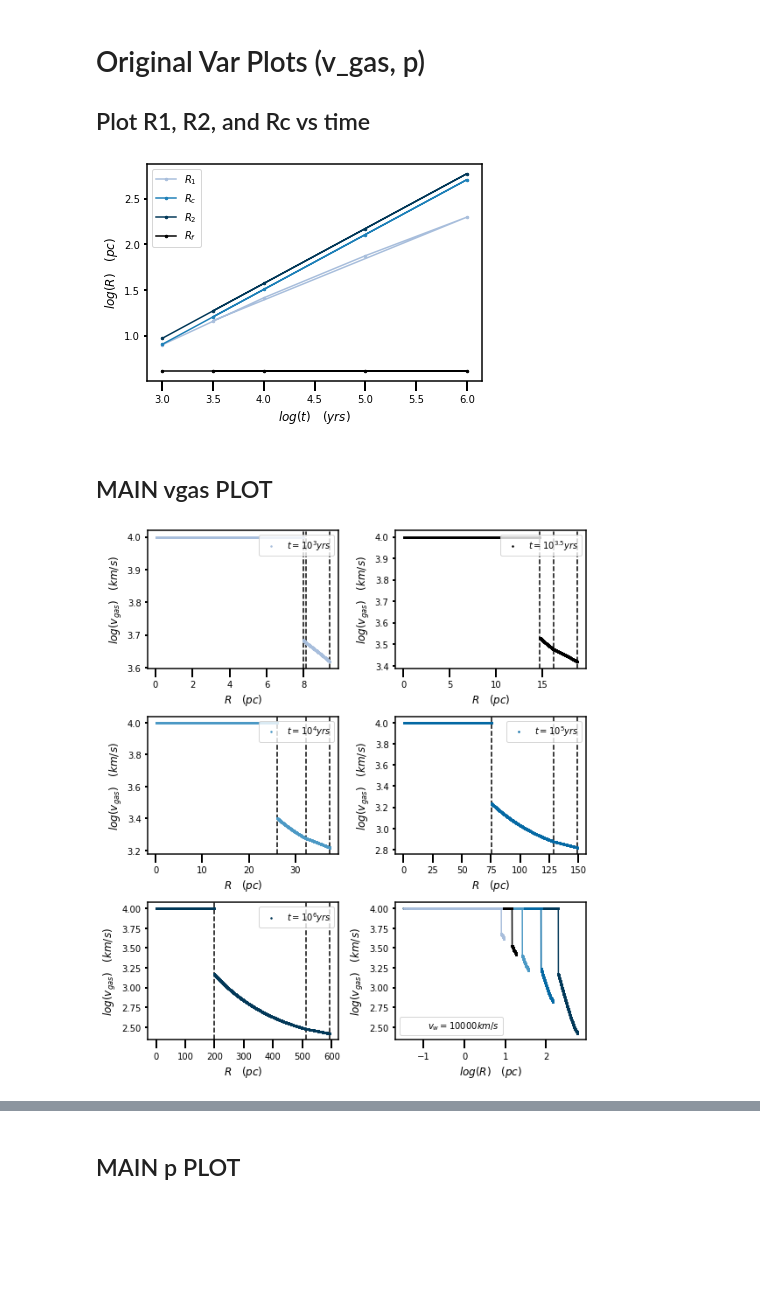
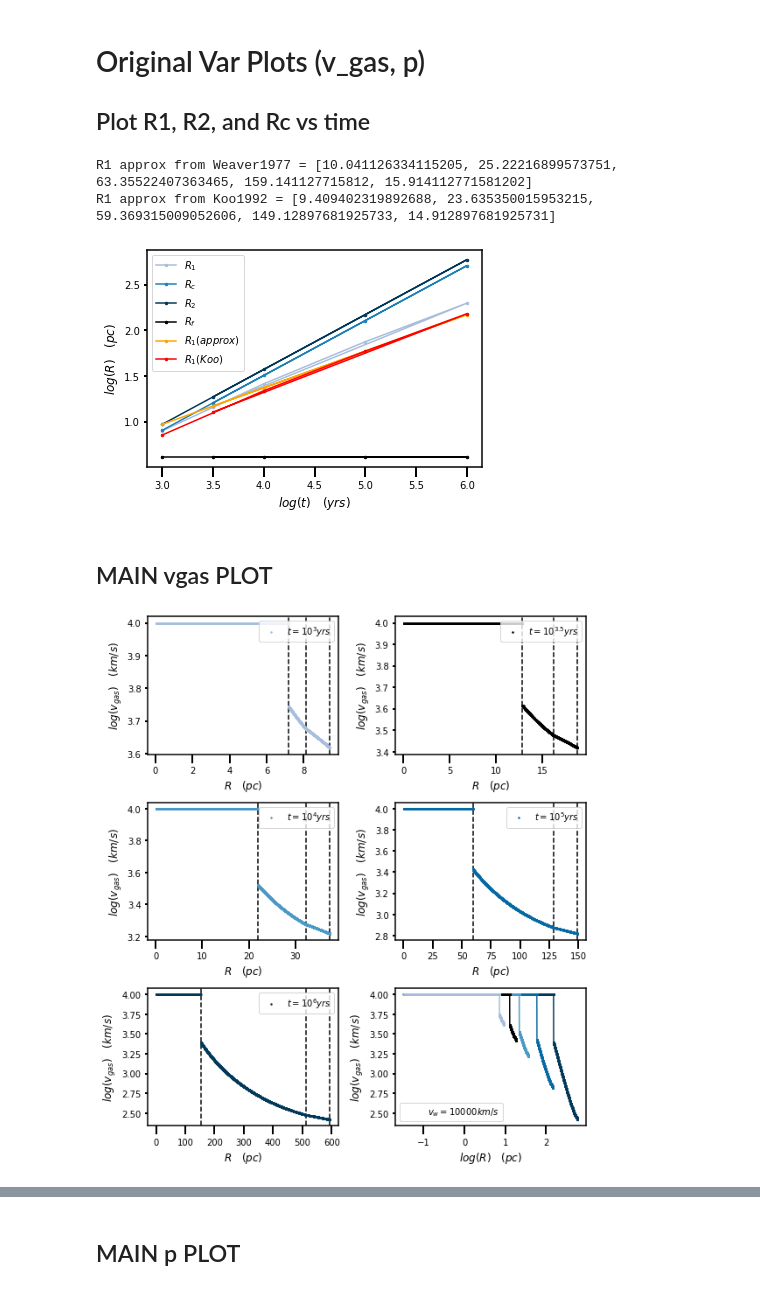
Before and after one commit to cjmulholl/Vary_InitalParam, a Jupyter notebook: ShockedISM_ParamTests-Koo1992.ipynb, the cells around one changed output, grey strips where cells are left out. Drawn from its saved outputs; the diff is of its cells as text; code cells hidden in the pictures; blank space fills up the shorter version.

```diff
--- a/ShockedISM_ParamTests.ipynb
+++ b/ShockedISM_ParamTests-Koo1992.ipynb
@@ -78,7 +78,9 @@ dR2_dt1=[]
 vg_t1 = {}; r_t1 = {}; p_t1 = {}
 N_t=[]
 
-Rf_t1=[]
+R1_approx1=[]; R1_approx2=[]
+Rf_t1=[]; R1_Koo_t1=[]
+R1_quart=[]
 Rc_ind1_t=[]
 
 vg1_R1=[None]*5;vg1_Rc=[None]*5;vg1_R2=[None]*5
@@ -110,7 +112,11 @@ for i in range(5):
 
     Rc_t1.append(0.86*R2_t1[i])
 
+    R1_approx1.append(((44.0/25.0)**0.5)*((16.0/15.0)**0.75)*((Rc_t1[i]**1.5)/((vin*t1[i])**0.5)))
+    R1_approx2.append(0.92*((L_in/(rho_0*(vin**(5.0/3.0))))**(3.0/10.0))*(t1[i]**(2.0/5.0)))
+
     Rf_t1.append((L_in/(2.0*np.pi*rho_0*(vin**3.0)))**0.5)
+    R1_Koo_t1.append((0.91*R2_t1[i])/((1.0+(0.3*(R2_t1[i]/Rf_t1[i])))**(1.0/3.0)))
 
     #Define equal width radius bins
     num= 10001
@@ -124,7 +130,7 @@ for i in range(5):
     #Calculate vgas and density in different regions of shock bubble
     #---Values at boundary calculated in last bin before moving to next region
     for r in radius1:
-        if r<R1_t1[i]:
+        if r<R1_Koo_t1[i]:
             vg= vin
             p= M_out/(4.0*np.pi*(r**2.0)*vg)
             vg1_r.append(vg)
@@ -133,7 +139,7 @@ for i in range(5):
             vg1_R1[i] = (vin/4.0)/(10.0**5.0)
             p1_R1[i] = (M_out/(np.pi*(r**2.0)*vin))/(scipy.constants.m_p*1000.0)
 
-        elif R1_t1[i]<r<Rc_t1[i]:
+        elif R1_Koo_t1[i]<r<Rc_t1[i]:
             vg= (11.0/25.0)*((Rc_t1[i]**3.0)/((r**2.0)*t1[i]))+(4.0/25.0)*(r/t1[i])
             p= 0.628*(((M_out**2.0)*(rho_0**3.0)*(vin**-6.0))**0.2)*(t1[i]**-0.8)*((1-((r**3.0)/(Rc_t1[i]**3.0)))**(-8.0/33.0))
             vg1_r.append(vg)
@@ -168,12 +174,19 @@ for i in range(5):
     #Convert units
     t1[i]=t1[i]/(3.154*(10.0**7.0)) #convert from s to yrs
     R1_t1[i]= R1_t1[i]/(3.086*(10.0**18)); Rc_t1[i]= Rc_t1[i]/(3.086*(10.0**18)); R2_t1[i]= R2_t1[i]/(3.086*(10.0**18)) #convert from cm to pc
-    Rf_t1[i]= Rf_t1[i]/(3.086*(10.0**18))
+    R1_approx1[i]= R1_approx1[i]/(3.086*(10.0**18));R1_approx2[i]= R1_approx2[i]/(3.086*(10.0**18))
+    Rf_t1[i]= Rf_t1[i]/(3.086*(10.0**18)); R1_Koo_t1[i]= R1_Koo_t1[i]/(3.086*(10.0**18))
 
     for j in range(0,len(radius1)):
         radius1[j]= radius1[j]/(3.086*(10.0**18)) #convert from cm to pc
         vg1_r[j]=vg1_r[j]/(10.0**5.0) #convert from cm/s to km/s
         p1_r[j]=p1_r[j]/(scipy.constants.m_p*1000.0)  #!!!CONVERT FROM G/CM^3 BACK TO CM^-3??? --> yes
+
+
+    for k in range(0,len(radius1)-1):
+        if vg1_r[k]<=(0.25*vin) and vg1_r[k+1]>(0.25*vin):
+            print('found val')
+            R1_quart.append(radius1[k])
 
     #Add list for time epoch to dictionary where key is i+1
     #--- t=10^2yrs --> 1, ..., t=10^6yrs --> 4
@@ -181,5 +194,6 @@ for i in range(5):
     vg_t1[i+1] = vg1_r
     p_t1[i+1] = p1_r
 
-print(Rf_t1)
+print(R1_Koo_t1)
+print(R1_quart)
 # %% [output]
@@ -193,6 +208,7 @@ dR2_dt2=[]
 vg_t2={};r_t2={};p_t2={}
 N_t2={}
 
+Rf_t2=[]; R1_Koo_t2=[]
 Rc_ind2_t=[]
 
 vg2_R1=[None]*5;vg2_Rc=[None]*5;vg2_R2=[None]*5
@@ -221,6 +237,9 @@ for i in range(5):
 
     Rc_t2.append(0.86*R2_t2[i])
 
+    Rf_t2.append((L_in/(2.0*np.pi*rho_0*(vin**3.0)))**0.5)
+    R1_Koo_t2.append((0.91*R2_t2[i])/((1.0+(0.3*(R2_t2[i]/Rf_t2[i])))**(1.0/3.0)))
+
     #Define equal width radius bins
     num= 10001
     radius2 = np.linspace(10.0**(17.0),(R2_t2[i]*1.2),num) #cm, was 10^-1 pc < R < 10^4 pc
@@ -233,7 +252,7 @@ for i in range(5):
     #Calculate vgas and density in different regions of shock bubble
     #---Values at boundary calculated in last bin before moving to next region
     for r in radius2:
-        if r<R1_t2[i]:
+        if r<R1_Koo_t2[i]:
             vg= vin
             p= M_out/(4.0*np.pi*(r**2.0)*vg)
             vg2_r.append(vg)
@@ -242,7 +261,7 @@ for i in range(5):
             vg1_R2[i] = (vin/4.0)/(10.0**5.0)
             p1_R2[i] = (M_out/(np.pi*(r**2.0)*vin))/(scipy.constants.m_p*1000.0)
 
-        elif R1_t2[i]<r<Rc_t2[i]:
+        elif R1_Koo_t2[i]<r<Rc_t2[i]:
             vg= (11.0/25.0)*((Rc_t2[i]**3.0)/((r**2.0)*t2[i]))+(4.0/25.0)*(r/t2[i])
             p= 0.628*(((M_out**2.0)*(rho_0**3.0)*(vin**-6.0))**0.2)*(t2[i]**-0.8)*((1-((r**3.0)/(Rc_t2[i]**3.0)))**(-8.0/33.0))
             vg2_r.append(vg)
@@ -277,6 +296,8 @@ for i in range(5):
     #Convert units
     t2[i]=t2[i]/(3.154*(10.0**7.0)) #convert from s to yrs
     R1_t2[i]= R1_t2[i]/(3.086*(10.0**18)); Rc_t2[i]= Rc_t2[i]/(3.086*(10.0**18)); R2_t2[i]= R2_t2[i]/(3.086*(10.0**18)) #convert from cm to pc
+    Rf_t2[i]= Rf_t2[i]/(3.086*(10.0**18)); R1_Koo_t2[i]= R1_Koo_t2[i]/(3.086*(10.0**18))
+
 
     for j in range(0,len(radius2)):
         radius2[j]= radius2[j]/(3.086*(10.0**18)) #convert from cm to pc
@@ -489,19 +510,26 @@ print(N1_dm[1][1])
 
 ## Plot R1, R2, and Rc vs time
 # %%
+print('R1 approx from Weaver1977 = '+str(R1_approx1))
+print('R1 approx from Koo1992 = '+str(R1_approx2))
+
 #---Plot R1, R2, snd Rc vs time
 plt.plot(np.log10(t1),np.log10(R1_t1),c=cmap.to_rgba(8),linestyle="-",marker='.',markersize=5,label=r'$R_1$')
 plt.plot(np.log10(t1),np.log10(Rc_t1),c=cmap.to_rgba(14),linestyle="-",marker='.',markersize=5,label=r'$R_c$')
 plt.plot(np.log10(t1),np.log10(R2_t1),c=cmap.to_rgba(20),linestyle="-",marker='.',markersize=5,label=r'$R_2$')
 plt.plot(np.log10(t1),np.log10(Rf_t1),c='black',linestyle="-",marker='.',markersize=5,label=r'$R_f$')
+plt.plot(np.log10(t1),np.log10(R1_approx2),c='orange',linestyle="-",marker='.',markersize=5,label=r'$R_1(approx)$')
+plt.plot(np.log10(t1),np.log10(R1_Koo_t1),c='red',linestyle="-",marker='.',markersize=5,label=r'$R_1(Koo)$')
 
 plt.legend(loc='upper left')
 plt.ylabel(r'$log(R) \quad (pc)$', fontsize=12)
 plt.xlabel(r'$log(t) \quad (yrs)$', fontsize=12)
 #plt.savefig('vw10000/ShockBubble_logrVSlogt_vw10000.png',bbox_inches='tight')
 plt.show()
 # %% [output]
+R1 approx from Weaver1977 = [10.041126334115205, 25.22216899573751, 63.35522407363465, 159.141127715812, 15.914112771581202]
+R1 approx from Koo1992 = [9.409402319892688, 23.635350015953215, 59.369315009052606, 149.12897681925733, 14.912897681925731]
-[figure, old version]
+[figure, new version]
 # %% [markdown]
 ## MAIN vgas PLOT
 # %%
@@ -509,7 +537,7 @@ plt.show()
 
 fig, axes = plt.subplots(nrows=3, ncols=2, figsize=(8, 9))
 #---t=10^3yr
-axes[0,0].axvline(x=R1_t1[0],color='black',linestyle="--")
+axes[0,0].axvline(x=R1_Koo_t1[0],color='black',linestyle="--")
 axes[0,0].axvline(x=Rc_t1[0],color='black',linestyle="--")
 axes[0,0].axvline(x=R2_t1[0],color='black',linestyle="--")
 axes[0,0].plot((r_t1[1]),np.log10(vg_t1[1]),c=cmap.to_rgba(8),linestyle="",marker='.',markersize=3,label=r'$t=10^{3} yrs$')
@@ -519,7 +547,7 @@ axes[0,0].set_ylabel(r'$log(v_{gas}) \quad (km/s)$', fontsize=12)
 axes[0,0].set_xlabel(r'$R \quad (pc)$', fontsize=12)
 axes[0,0].legend(loc='upper right')
 #---t=10^3.5yr
-axes[0,1].axvline(x=R1_t1[4],color='black',linestyle="--")
+axes[0,1].axvline(x=R1_Koo_t1[4],color='black',linestyle="--")
 axes[0,1].axvline(x=Rc_t1[4],color='black',linestyle="--")
 axes[0,1].axvline(x=R2_t1[4],color='black',linestyle="--")
 axes[0,1].plot((r_t1[5]),np.log10(vg_t1[5]),color='black',linestyle="",marker='.',markersize=3,label=r'$t=10^{3.5} yrs$')
@@ -529,7 +557,7 @@ axes[0,1].set_ylabel(r'$log(v_{gas}) \quad (km/s)$', fontsize=12)
 axes[0,1].set_xlabel(r'$R \quad (pc)$', fontsize=12)
 axes[0,1].legend(loc='upper right')
 #---t=10^4yr
-axes[1,0].axvline(x=R1_t1[1],color='black',linestyle="--")
+axes[1,0].axvline(x=R1_Koo_t1[1],color='black',linestyle="--")
 axes[1,0].axvline(x=Rc_t1[1],color='black',linestyle="--")
 axes[1,0].axvline(x=R2_t1[1],color='black',linestyle="--")
 axes[1,0].plot((r_t1[2]),np.log10(vg_t1[2]),c=cmap.to_rgba(12),linestyle="",marker='.',markersize=3,label=r'$t=10^{4} yrs$')
@@ -539,7 +567,7 @@ axes[1,0].set_ylabel(r'$log(v_{gas}) \quad (km/s)$', fontsize=12)
 axes[1,0].set_xlabel(r'$R \quad (pc)$', fontsize=12)
 axes[1,0].legend(loc='upper right')
 #---t=10^5yr
-axes[1,1].axvline(x=R1_t1[2],color='black',linestyle="--")
+axes[1,1].axvline(x=R1_Koo_t1[2],color='black',linestyle="--")
 axes[1,1].axvline(x=Rc_t1[2],color='black',linestyle="--")
 axes[1,1].axvline(x=R2_t1[2],color='black',linestyle="--")
 axes[1,1].plot((r_t1[3]),np.log10(vg_t1[3]),c=cmap.to_rgba(16),linestyle="",marker='.',markersize=3,label=r'$t=10^{5} yrs$')
@@ -549,7 +577,7 @@ axes[1,1].set_ylabel(r'$log(v_{gas}) \quad (km/s)$', fontsize=12)
 axes[1,1].set_xlabel(r'$R \quad (pc)$', fontsize=12)
 axes[1,1].legend(loc='upper right')
 #---t=10^6yr
-axes[2,0].axvline(x=R1_t1[3],color='black',linestyle="--")
+axes[2,0].axvline(x=R1_Koo_t1[3],color='black',linestyle="--")
 axes[2,0].axvline(x=Rc_t1[3],color='black',linestyle="--")
 axes[2,0].axvline(x=R2_t1[3],color='black',linestyle="--")
 axes[2,0].plot((r_t1[4]),np.log10(vg_t1[4]),c=cmap.to_rgba(20),linestyle="",marker='.',markersize=3,label=r'$t=10^{6} yrs$')
@@ -575,4 +603,4 @@ plt.tight_layout()
 #plt.savefig('vw10000/ShockBubble_logvgasVSr_all2_vw10000.png',bbox_inches='tight')
 plt.show()
 # %% [output]
-[figure, old version]
+[figure, new version]
```
Also changed, not shown: parts of 2 cells of this notebook, 12 other files.
